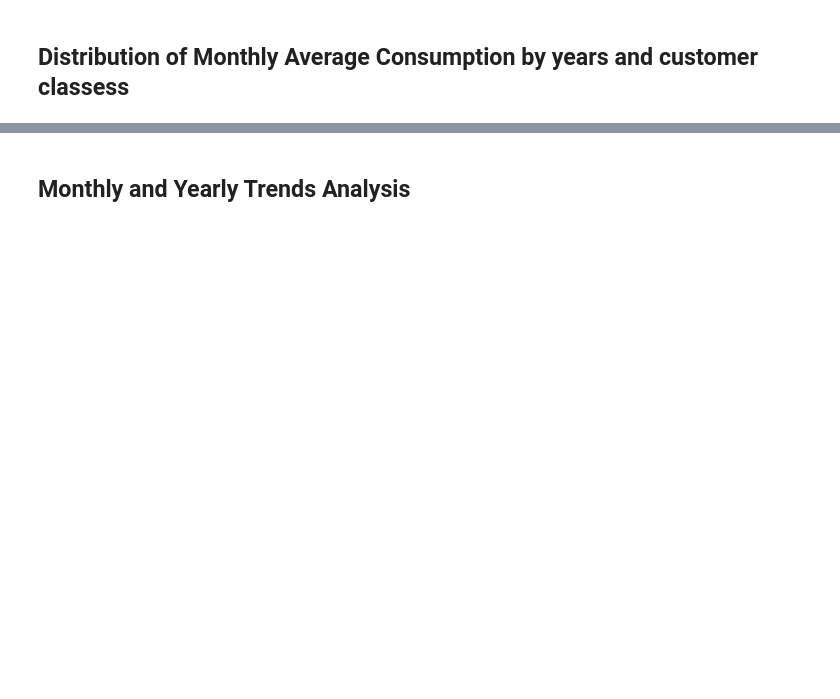
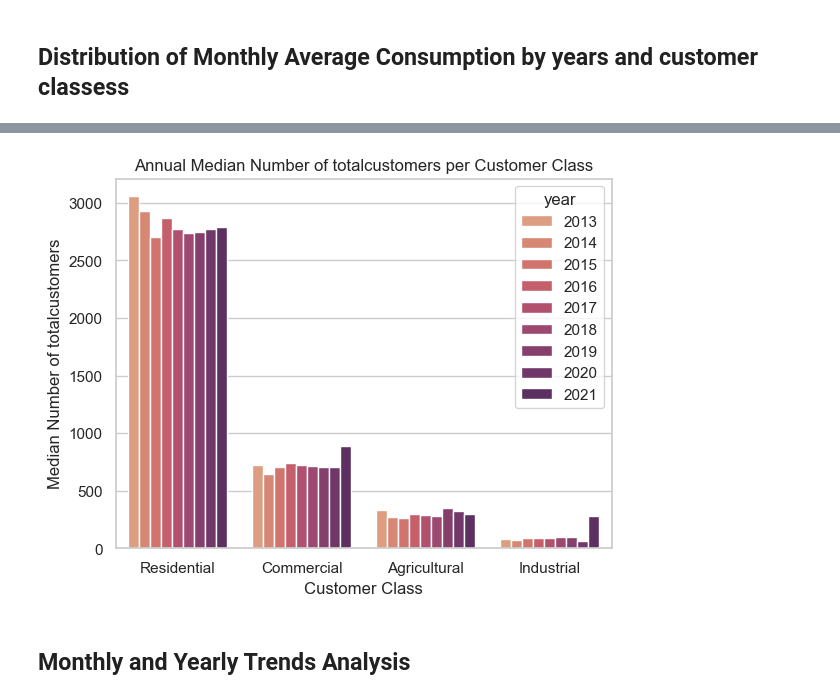
Before and after one commit to DaP29/PG-E, a Jupyter notebook: PGE-Data Exploration, Cleaning & Viz.ipynb, the cells around one changed output, grey strips where cells are left out. Saved outputs shown, nothing was run; the diff lists cells and outputs as text; code cells hidden in the pictures; blank space fills up the shorter version.

```diff
--- a/PGE-Data Exploration, Cleaning & Viz.ipynb
+++ b/PGE-Data Exploration, Cleaning & Viz.ipynb
@@ -227,5 +496,29 @@ viz_med('totalcustomers',year=2015)
 viz('Elec- Residential','totalkwh')
 # %% [markdown]
 ## Distribution of Monthly Average Consumption by years and customer classess
+# %%
+def viz_med(parameter,year=None):
+    if year: # if year is given
+        grouped_data = df_years[df_years['year'] == year].groupby(['year', 'customerclass'])[parameter].sum().reset_index()
+        title = f'Median Number of {parameter} per Customer Class for {year}'
+    else:
+        grouped_data = df_years.groupby(['year', 'customerclass'])[parameter].median().reset_index()
+        title = f'Annual Median Number of {parameter} per Customer Class'
+    # Set the seaborn style
+    sns.set(style='whitegrid')
+    labels=['Residential', 'Commercial', 'Agricultural', 'Industrial']
+    color_palette = sns.color_palette("flare", len(grouped_data['year'].unique()))
+
+    # Plot the bar chart
+    ax = sns.barplot(x='customerclass', y=parameter, hue='year', palette=color_palette,data=grouped_data,order=['Elec- Residential','Elec- Commercial','Elec- Agricultural',  'Elec- Industrial'])
+
+    ax.set_xticklabels(labels)
+
+    # Add labels and title
+    plt.xlabel('Customer Class')
+    plt.ylabel(f'Median Number of {parameter}')
+    plt.title(title)
+
+    plt.show()
 # %%
 viz('Elec- Residential','averagekwh')
@@ -238,3 +543,7 @@ viz_med('averagekwh') #  industrial customers consumer a lot of kwh thats why th
+# %%
+viz_med('totalcustomers') #  industrial customers consumer a lot of kwh thats why the scale is in 10**6 units
+# %% [output]
+[figure, added]
 # %%
 # lets graph median average kilowatt hours consumption wihout industrial clients
 df_years_noind=df_years[df_years['customerclass']!='Elec- Industrial']
```
Also changed, not shown: parts of 37 cells of this notebook.
